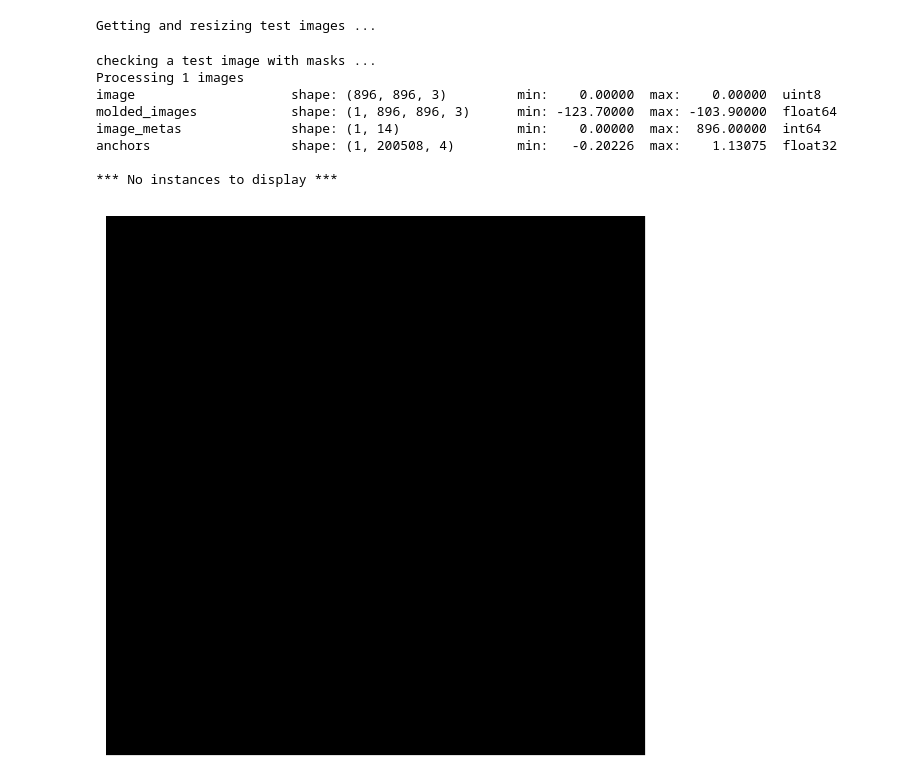
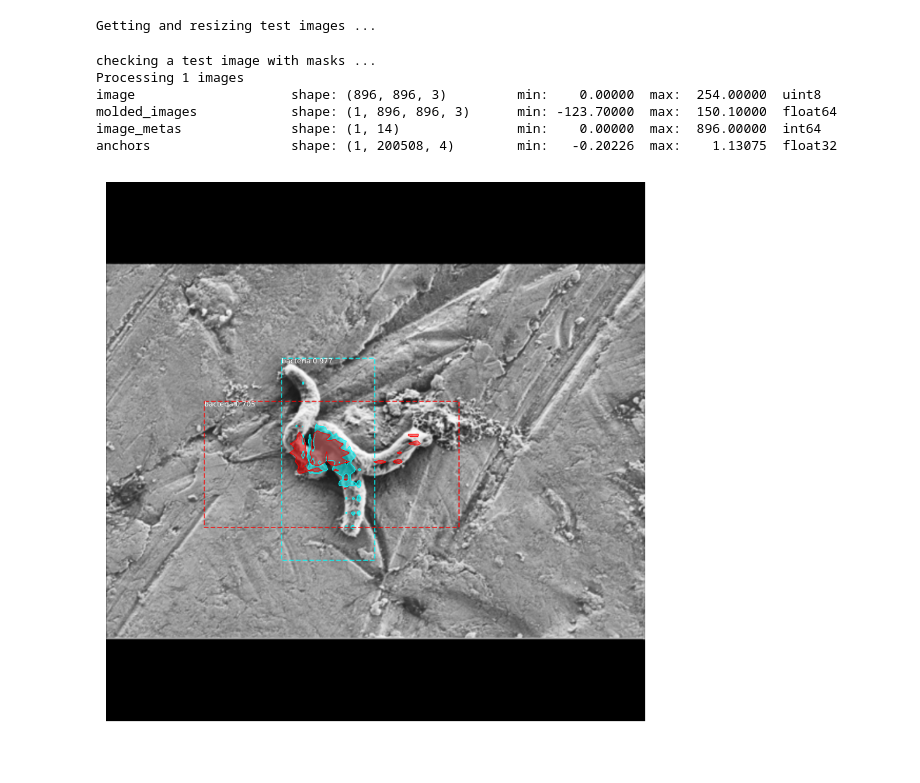
Before and after one commit to Ezan/nuclei_segmentation_using_mrcnn, a Jupyter notebook: bacteria_segmentation.ipynb, the cells around one changed output. Saved outputs shown, nothing was run; the diff lists cells and outputs as text; code cells hidden in the pictures.

```diff
--- a/bacteria_segmentation.ipynb
+++ b/bacteria_segmentation.ipynb
@@ -72,7 +77,7 @@ ROOT_DIR = os.getcwd()
 
 MODEL_DIR = os.path.join(ROOT_DIR, 'logs')
 
-COCO_MODEL_PATH = os.path.join(ROOT_DIR, "mask_rcnn_coco.h5")
+COCO_MODEL_PATH = os.path.join(ROOT_DIR, "mask_rcnn_bacteria.h5")
 #download coco_model
 if not os.path.exists(COCO_MODEL_PATH):
   utils.download_trained_weights(COCO_MODEL_PATH)
@@ -91,7 +99,7 @@ class ShapesConfig(Config):
     IMAGES_PER_GPU = 1
 
     # Number of classes (including background)
-    NUM_CLASSES = 1 + 1  # background + nucleus
+    NUM_CLASSES = 1 + 1  # background + bacteria
 
     # Use small images for faster training. Set the limits of the small side
     # the large side, and that determines the image shape.
@@ -105,7 +113,7 @@ class ShapesConfig(Config):
     TRAIN_ROIS_PER_IMAGE = 500
 
     # set number of epoch
-    STEPS_PER_EPOCH = 10
+    STEPS_PER_EPOCH = 20
 
     # set validation steps
     VALIDATION_STEPS = 50
@@ -373,7 +383,7 @@ model = modellib.MaskRCNN(mode="inference",
 
 # Get path to saved weights
 # Either set a specific path or find last trained weights
-model_path = os.path.join(MODEL_DIR, "mask_rcnn_shapes4.h5")
+model_path = os.path.join(MODEL_DIR, "mask_rcnn_bacteria.h5")
 #model_path = model.find_last()[1]
 
 # Load trained weights (fill in path to trained weights here)
@@ -462,22 +502,22 @@ for n, id_ in enumerate(test_ids):
     img = imread(path + '/images/' + id_ + '.png')[:,:,:3]
     sizes_test.append([img.shape[0], img.shape[1]])
     img = resize(img, (config.IMAGE_SHAPE[0], config.IMAGE_SHAPE[1]), mode='constant', preserve_range=True)
+    X_test[n] = img
 # %% [output]
 Getting and resizing test images ...
 # %%
 print("checking a test image with masks ...")
-results = model.detect([X_test[20]], verbose=1)
+results = model.detect([X_test[1]], verbose=1)
 
 r = results[0]
-visualize.display_instances(X_test[20], r['rois'], r['masks'], r['class_ids'],
+visualize.display_instances(X_test[1], r['rois'], r['masks'], r['class_ids'],
                             dataset_val.class_names, r['scores'])
+# visualize.draw_boxes(X_test[4], boxes=positive_anchors, refined_boxes=refined_anchors, ax=get_ax())
 # %% [output]
 checking a test image with masks ...
 Processing 1 images
-image                    shape: (896, 896, 3)         min:    0.00000  max:    0.00000  uint8
-molded_images            shape: (1, 896, 896, 3)      min: -123.70000  max: -103.90000  float64
+image                    shape: (896, 896, 3)         min:    0.00000  max:  254.00000  uint8
+molded_images            shape: (1, 896, 896, 3)      min: -123.70000  max:  150.10000  float64
 image_metas              shape: (1, 14)               min:    0.00000  max:  896.00000  int64
 anchors                  shape: (1, 200508, 4)        min:   -0.20226  max:    1.13075  float32
-
-*** No instances to display ***
-[figure, old version]
+[figure, new version]
```
Also changed, not shown: parts of 15 cells of this notebook.
